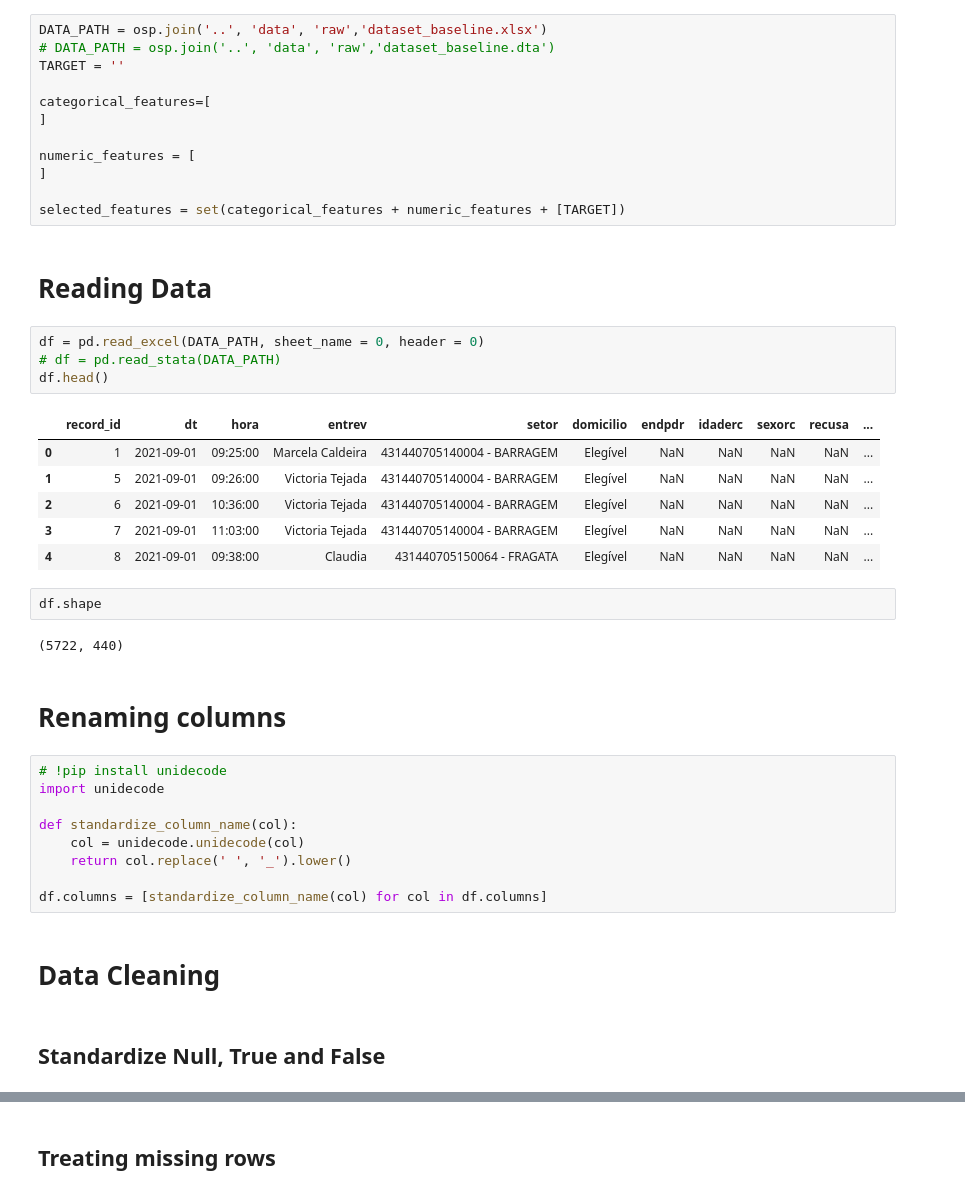
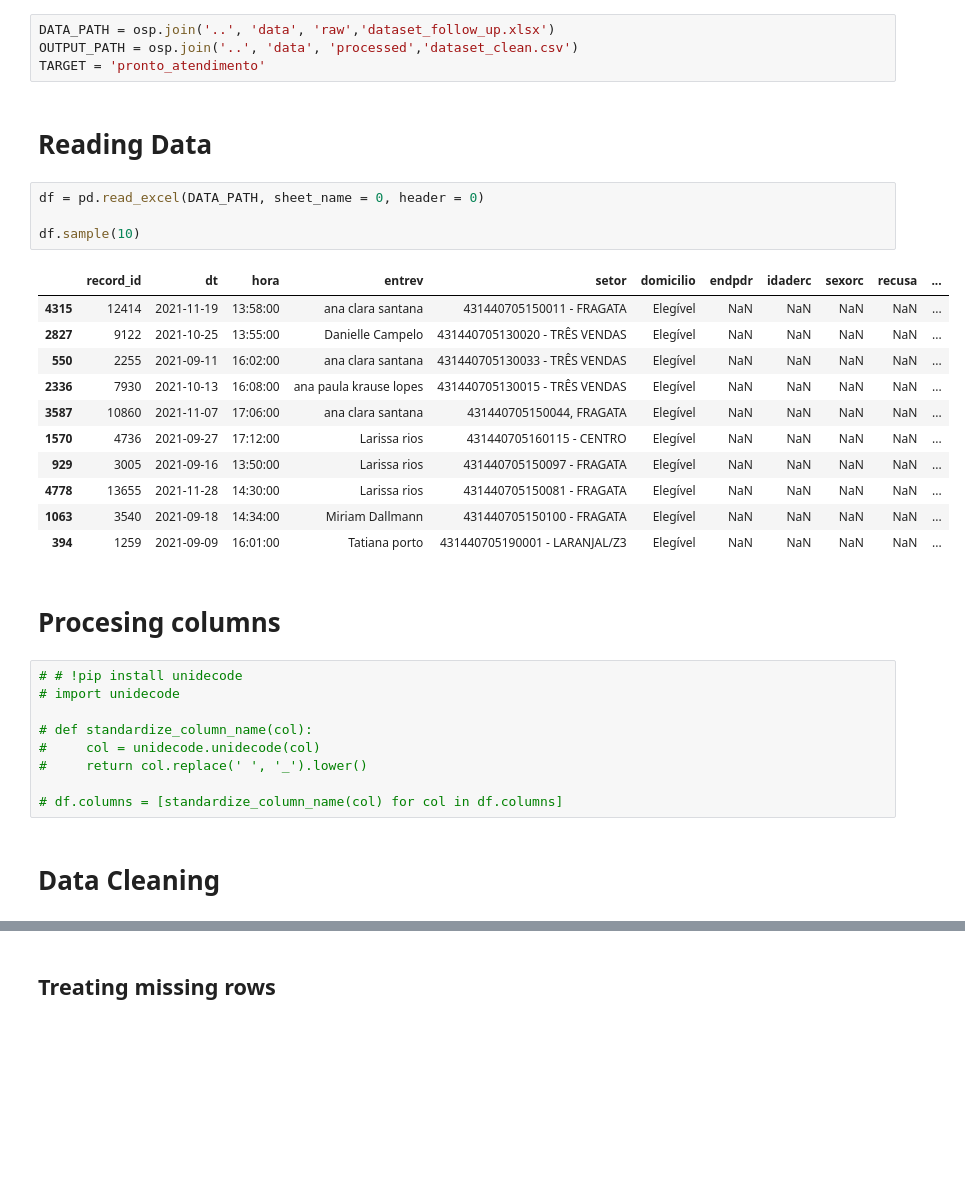
Before and after one commit to renancristofalo/multimorbity_use, a Jupyter notebook: notebooks/00 - Data Cleaning.ipynb, the cells around one changed output, grey strips where cells are left out. Cells and saved outputs as stored; diff of their text form; blank space fills up the shorter version.

```diff
--- a/notebooks/00 - Data Cleaning.ipynb
+++ b/notebooks/00 - Data Cleaning.ipynb
@@ -10,46 +28,37 @@ pd.options.display.float_format = "{:,.2f}".format
 # %% [markdown]
 # Definitions
 # %%
-DATA_PATH = osp.join('..', 'data', 'raw','dataset_baseline.xlsx')
-# DATA_PATH = osp.join('..', 'data', 'raw','dataset_baseline.dta')
-TARGET = ''
-
-categorical_features=[
-]
-
-numeric_features = [
-]
-
-selected_features = set(categorical_features + numeric_features + [TARGET])
+DATA_PATH = osp.join('..', 'data', 'raw','dataset_follow_up.xlsx')
+OUTPUT_PATH = osp.join('..', 'data', 'processed','dataset_clean.csv')
+TARGET = 'pronto_atendimento'
 # %% [markdown]
 # Reading Data
 # %%
 df = pd.read_excel(DATA_PATH, sheet_name = 0, header = 0)
-# df = pd.read_stata(DATA_PATH)
-df.head()
+
+df.sample(10)
 # %% [output]
 |  | record_id | dt | hora | entrev | setor | domicilio | endpdr | idaderc | sexorc | recusa | ... |
-| 0 | 1 | 2021-09-01 | 09:25:00 | Marcela Caldeira | 431440705140004 - BARRAGEM | Elegível | NaN | NaN | NaN | NaN | ... |
-| 1 | 5 | 2021-09-01 | 09:26:00 | Victoria Tejada | 431440705140004 - BARRAGEM | Elegível | NaN | NaN | NaN | NaN | ... |
-| 2 | 6 | 2021-09-01 | 10:36:00 | Victoria Tejada | 431440705140004 - BARRAGEM | Elegível | NaN | NaN | NaN | NaN | ... |
-| 3 | 7 | 2021-09-01 | 11:03:00 | Victoria Tejada | 431440705140004 - BARRAGEM | Elegível | NaN | NaN | NaN | NaN | ... |
-| 4 | 8 | 2021-09-01 | 09:38:00 | Claudia | 431440705150064 - FRAGATA | Elegível | NaN | NaN | NaN | NaN | ... |
+| 4315 | 12414 | 2021-11-19 | 13:58:00 | ana clara santana | 431440705150011 - FRAGATA | Elegível | NaN | NaN | NaN | NaN | ... |
+| 2827 | 9122 | 2021-10-25 | 13:55:00 | Danielle Campelo | 431440705130020 - TRÊS VENDAS | Elegível | NaN | NaN | NaN | NaN | ... |
+| 550 | 2255 | 2021-09-11 | 16:02:00 | ana clara santana | 431440705130033 - TRÊS VENDAS | Elegível | NaN | NaN | NaN | NaN | ... |
+| 2336 | 7930 | 2021-10-13 | 16:08:00 | ana paula krause lopes | 431440705130015 - TRÊS VENDAS | Elegível | NaN | NaN | NaN | NaN | ... |
+| 3587 | 10860 | 2021-11-07 | 17:06:00 | ana clara santana | 431440705150044, FRAGATA | Elegível | NaN | NaN | NaN | NaN | ... |
+| 1570 | 4736 | 2021-09-27 | 17:12:00 | Larissa rios | 431440705160115 - CENTRO | Elegível | NaN | NaN | NaN | NaN | ... |
+| 929 | 3005 | 2021-09-16 | 13:50:00 | Larissa rios | 431440705150097 - FRAGATA | Elegível | NaN | NaN | NaN | NaN | ... |
+| 4778 | 13655 | 2021-11-28 | 14:30:00 | Larissa rios | 431440705150081 - FRAGATA | Elegível | NaN | NaN | NaN | NaN | ... |
+| 1063 | 3540 | 2021-09-18 | 14:34:00 | Miriam Dallmann | 431440705150100 - FRAGATA | Elegível | NaN | NaN | NaN | NaN | ... |
+| 394 | 1259 | 2021-09-09 | 16:01:00 | Tatiana porto | 431440705190001 - LARANJAL/Z3 | Elegível | NaN | NaN | NaN | NaN | ... |
-# %%
-df.shape
-# %% [output]
-(5722, 440)
 # %% [markdown]
-# Renaming columns
+# Procesing columns
 # %%
-# !pip install unidecode
-import unidecode
+# # !pip install unidecode
+# import unidecode
 
-def standardize_column_name(col):
-    col = unidecode.unidecode(col)
-    return col.replace(' ', '_').lower()
+# def standardize_column_name(col):
+#     col = unidecode.unidecode(col)
+#     return col.replace(' ', '_').lower()
 
-df.columns = [standardize_column_name(col) for col in df.columns]
+# df.columns = [standardize_column_name(col) for col in df.columns]
 # %% [markdown]
 # Data Cleaning
-# %% [markdown]
-## Standardize Null, True and False
```
Also changed, not shown: parts of 17 cells of this notebook, 6 other files.
